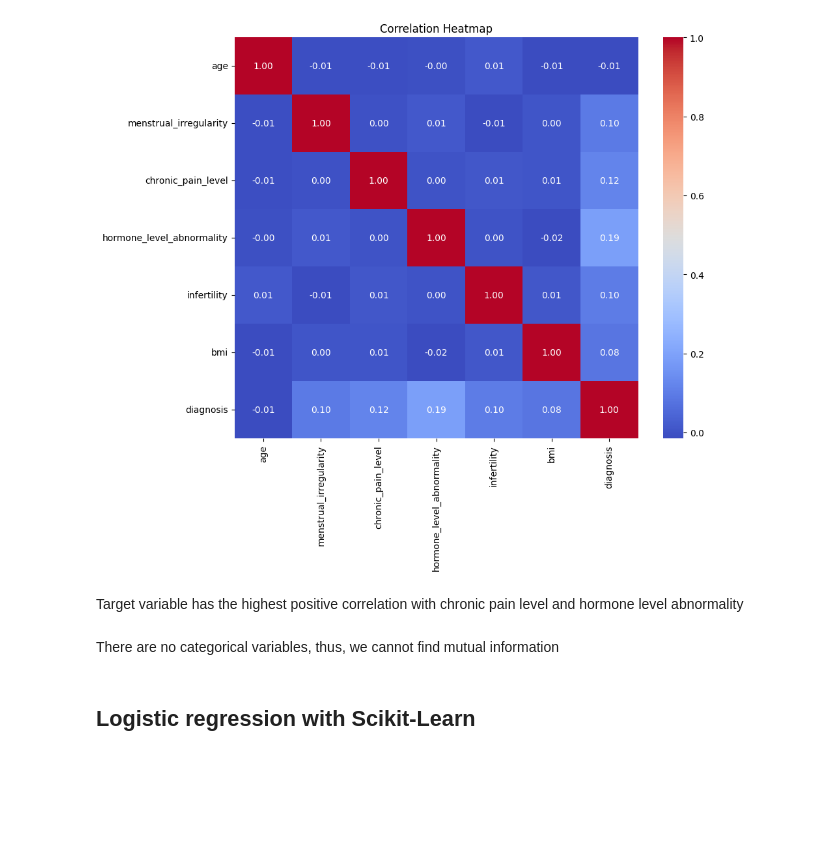
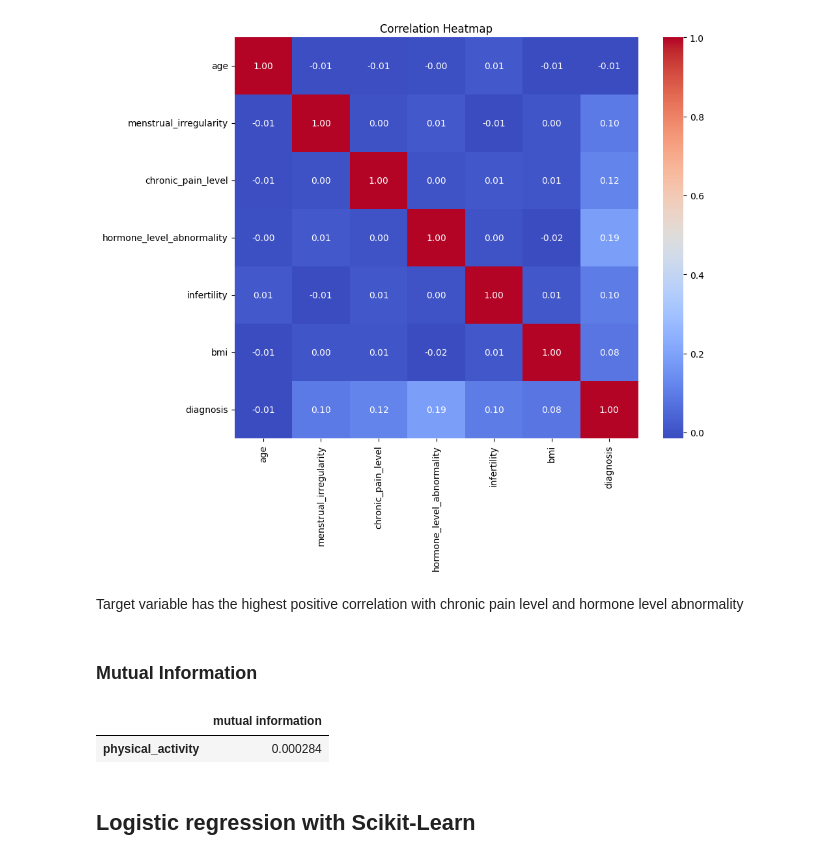
Before and after one commit to Veranika23/endometriosis-prediction, a Jupyter notebook: EDA/notebook.ipynb, the cells around one changed output. Saved outputs shown, nothing was run; the diff lists cells and outputs as text; code cells hidden in the pictures; blank space fills up the shorter version.

```diff
--- a/EDA/notebook.ipynb
+++ b/EDA/notebook.ipynb
@@ -143,7 +176,16 @@ plt.show()
 # %% [markdown]
 Target variable has the highest positive correlation with chronic pain level and hormone level abnormality
 # %% [markdown]
-There are no categorical variables, thus, we cannot find mutual information
+### Mutual Information
+# %%
+def mutual_info_converted_score (series):
+    return mutual_info_score(series, df.diagnosis.values)
+# %%
+mi = df[categorical_columns].apply(mutual_info_converted_score)
+mi.sort_values(ascending = False).to_frame(name= 'mutual information')
+# %% [output]
+|  | mutual information |
+| physical_activity | 0.000284 |
 # %% [markdown]
 ## Logistic regression with Scikit-Learn
 # %%
```
Also changed, not shown: parts of 21 cells of this notebook, 1 other file.
